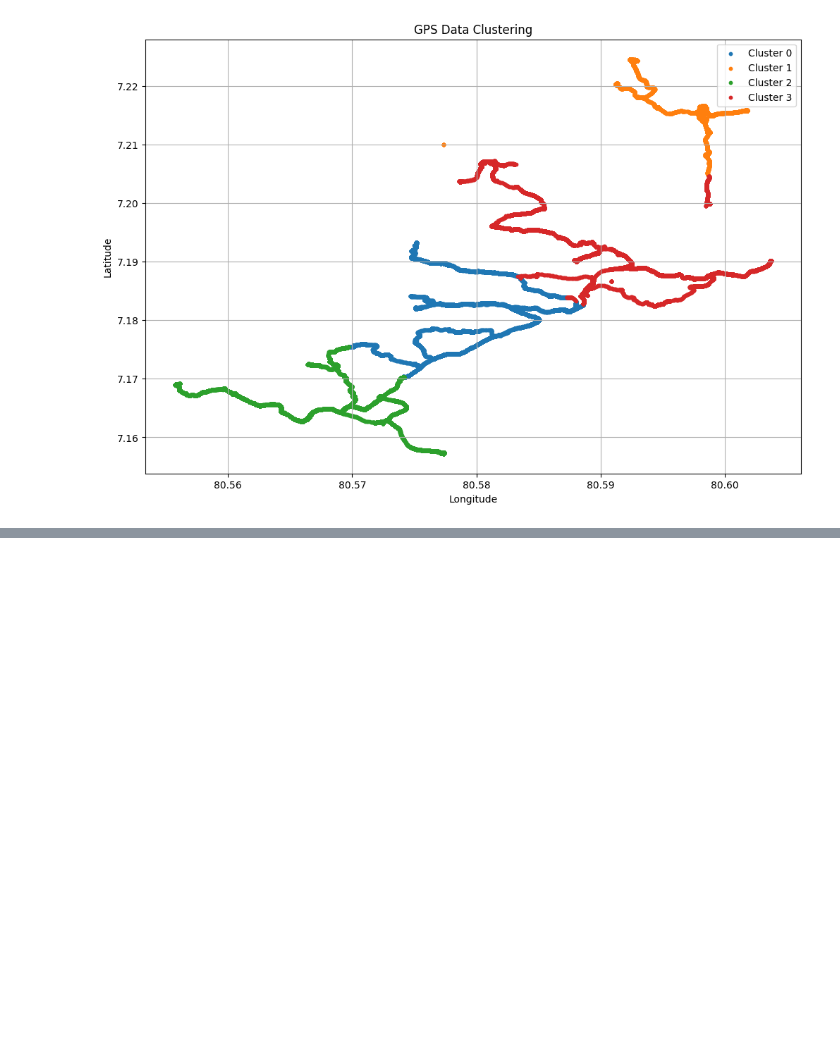
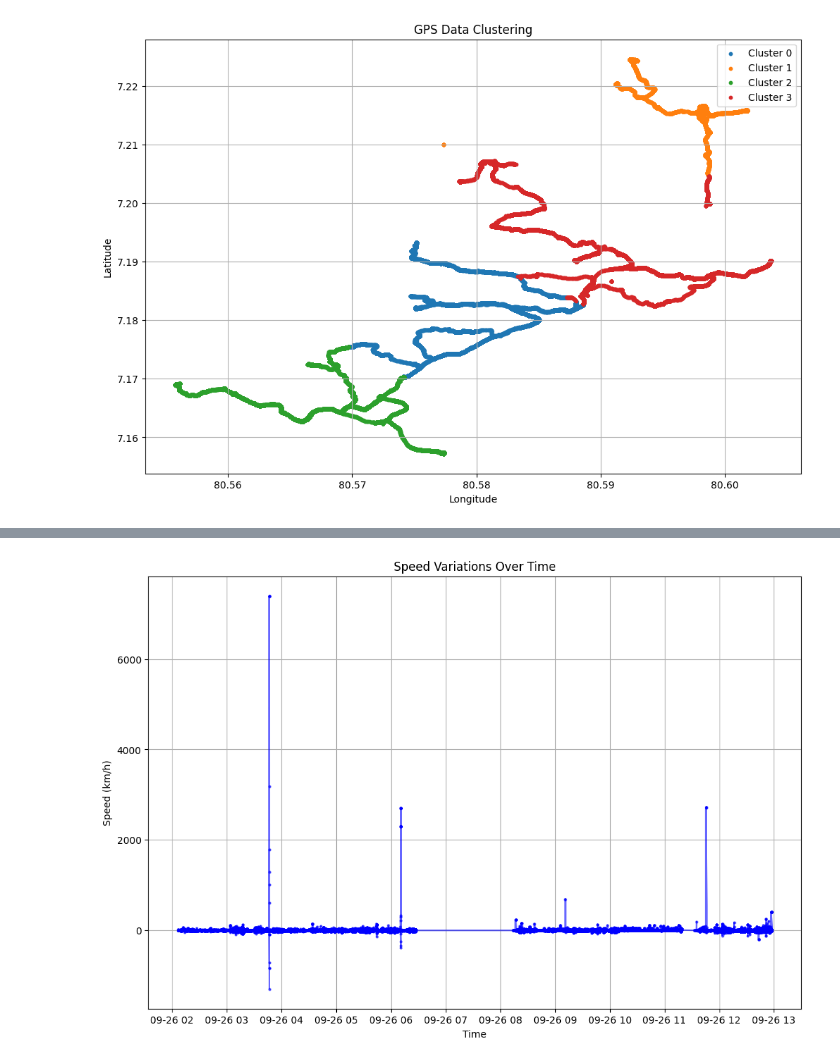
Before and after one commit to pshemach/GPS_Info, a Jupyter notebook: research/EDA_GPS_Data.ipynb, the cells around one changed output, grey strips where cells are left out. Cells and saved outputs as stored; diff of their text form; code cells hidden in the pictures; blank space fills up the shorter version.

```diff
--- a/research/EDA_GPS_Data.ipynb
+++ b/research/EDA_GPS_Data.ipynb
@@ -163,0 +202,23 @@ ModuleNotFoundError: No module named 'ace_tools'
+# %%
+# Calculate distances and time differences
+gps_data['Next_Longitude'] = gps_data['Longitude'].shift(-1)
+gps_data['Next_Latitude'] = gps_data['Latitude'].shift(-1)
+gps_data['Distance_km'] = gps_data.apply(lambda row: haversine(row['Longitude'], row['Latitude'], row['Next_Longitude'], row['Next_Latitude']), axis=1)
+gps_data['Time_Diff'] = (gps_data['DateTime'].shift(-1) - gps_data['DateTime']).dt.total_seconds()
+
+# Calculate speed in km/h
+gps_data['Speed_kmh'] = gps_data['Distance_km'] / (gps_data['Time_Diff'] / 3600)
+
+# Drop rows with NaN values
+gps_data.dropna(subset=['Speed_kmh'], inplace=True)
+
+# Plot speed variations over time
+plt.figure(figsize=(12, 8))
+plt.plot(gps_data['DateTime'], gps_data['Speed_kmh'], marker='o', markersize=2, linestyle='-', color='b', alpha=0.6)
+plt.xlabel('Time')
+plt.ylabel('Speed (km/h)')
+plt.title('Speed Variations Over Time')
+plt.grid(True)
+plt.show()
+# %% [output]
+[figure, added]
```
Also changed, not shown: parts of 23 cells of this notebook.
